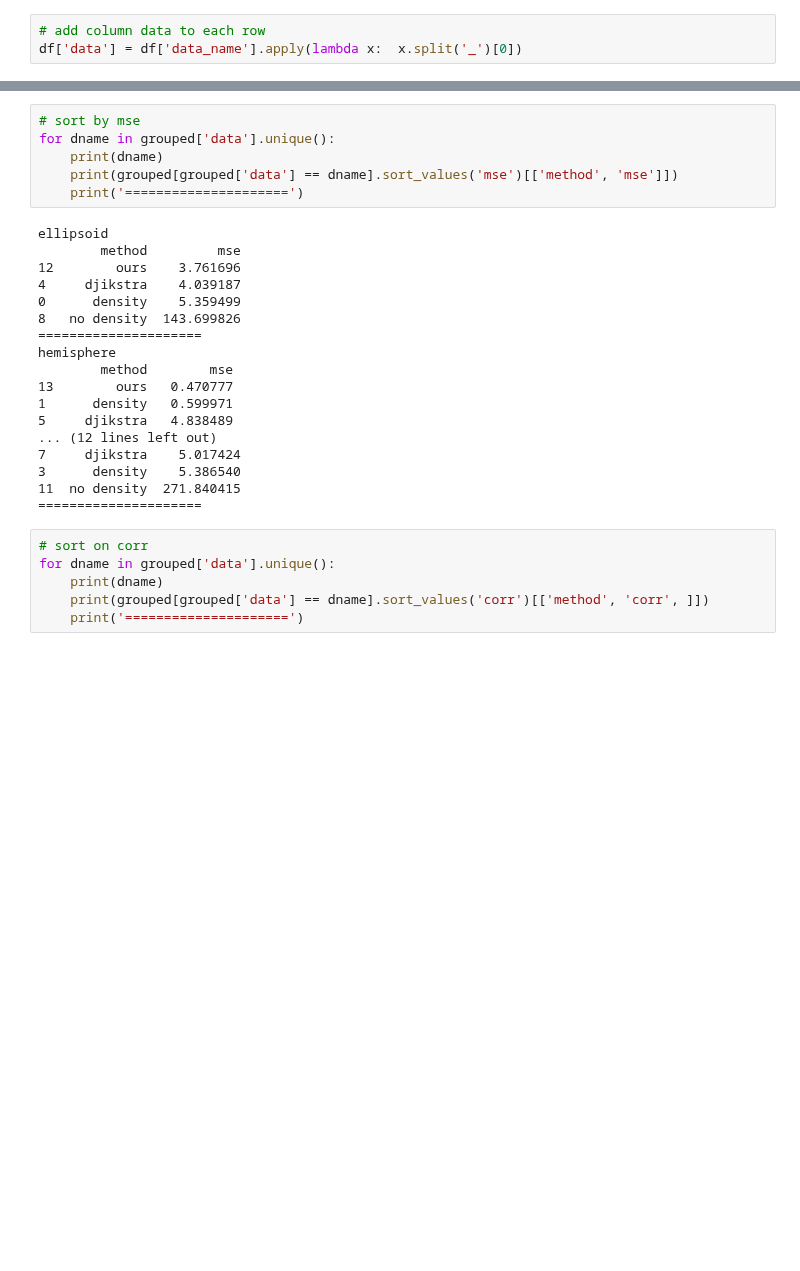
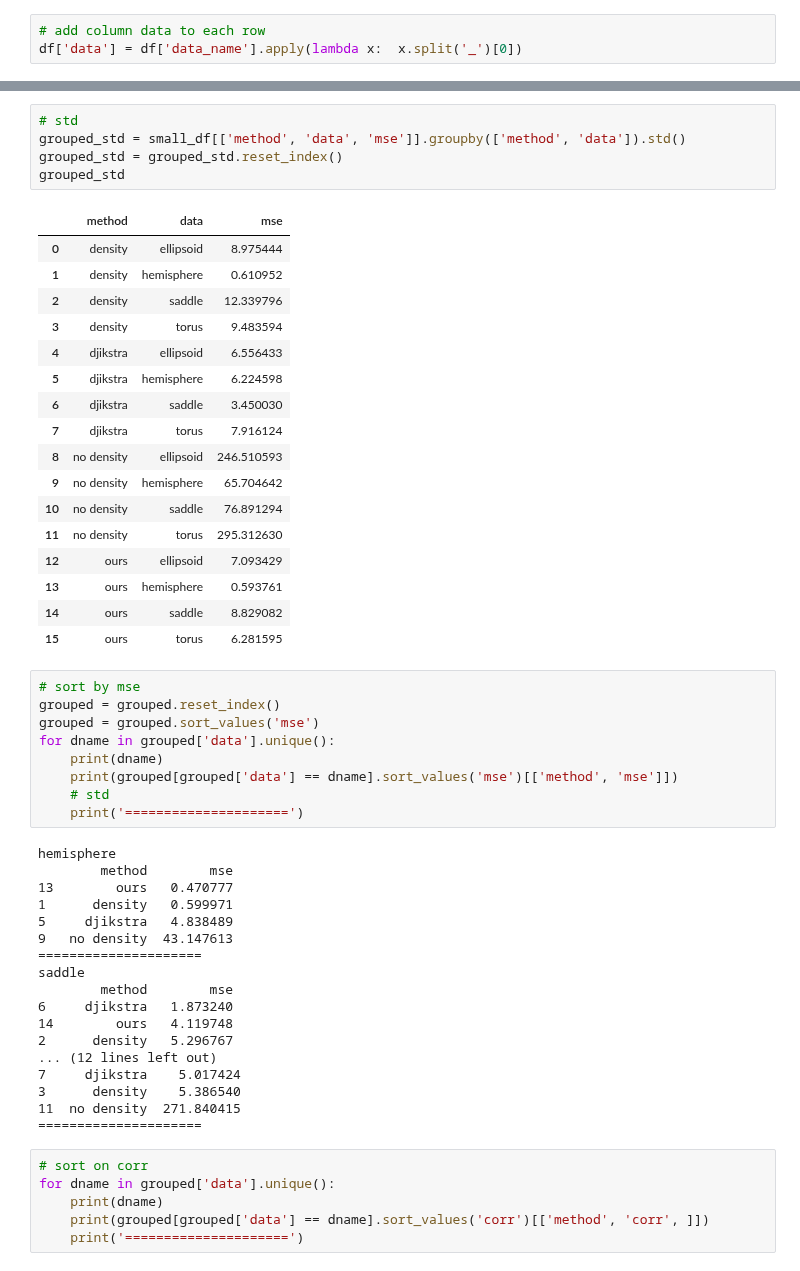
Before and after one commit to KrishnaswamyLab/GeometryAwareGenerativeAutoencoder, a Jupyter notebook: src/comparison/plot_geodesic_corr.ipynb, the cells around one changed output, grey strips where cells are left out. Cells and saved outputs as stored; diff of their text form; blank space fills up the shorter version.

```diff
--- a/src/comparison/plot_geodesic_corr.ipynb
+++ b/src/comparison/plot_geodesic_corr.ipynb
@@ -326,22 +344,48 @@ grouped
+# %%
+# std
+grouped_std = small_df[['method', 'data', 'mse']].groupby(['method', 'data']).std()
+grouped_std = grouped_std.reset_index()
+grouped_std
+# %% [output]
+|  | method | data | mse |
+| 0 | density | ellipsoid | 8.975444 |
+| 1 | density | hemisphere | 0.610952 |
+| 2 | density | saddle | 12.339796 |
+| 3 | density | torus | 9.483594 |
+| 4 | djikstra | ellipsoid | 6.556433 |
+| 5 | djikstra | hemisphere | 6.224598 |
+| 6 | djikstra | saddle | 3.450030 |
+| 7 | djikstra | torus | 7.916124 |
+| 8 | no density | ellipsoid | 246.510593 |
+| 9 | no density | hemisphere | 65.704642 |
+| 10 | no density | saddle | 76.891294 |
+| 11 | no density | torus | 295.312630 |
+| 12 | ours | ellipsoid | 7.093429 |
+| 13 | ours | hemisphere | 0.593761 |
+| 14 | ours | saddle | 8.829082 |
+| 15 | ours | torus | 6.281595 |
 # %%
 # sort by mse
+grouped = grouped.reset_index()
+grouped = grouped.sort_values('mse')
 for dname in grouped['data'].unique():
     print(dname)
     print(grouped[grouped['data'] == dname].sort_values('mse')[['method', 'mse']])
+    # std
     print('=====================')
 # %% [output]
-ellipsoid
-        method         mse
-12        ours    3.761696
-4     djikstra    4.039187
-0      density    5.359499
-8   no density  143.699826
-=====================
 hemisphere
         method        mse
 13        ours   0.470777
 1      density   0.599971
 5     djikstra   4.838489
+9   no density  43.147613
+=====================
+saddle
+        method        mse
+6     djikstra   1.873240
+14        ours   4.119748
+2      density   5.296767
 ... (12 lines left out)
 7     djikstra    5.017424
 3      density    5.386540
```
Also changed, not shown: parts of 4 cells of this notebook, 3 other files.
